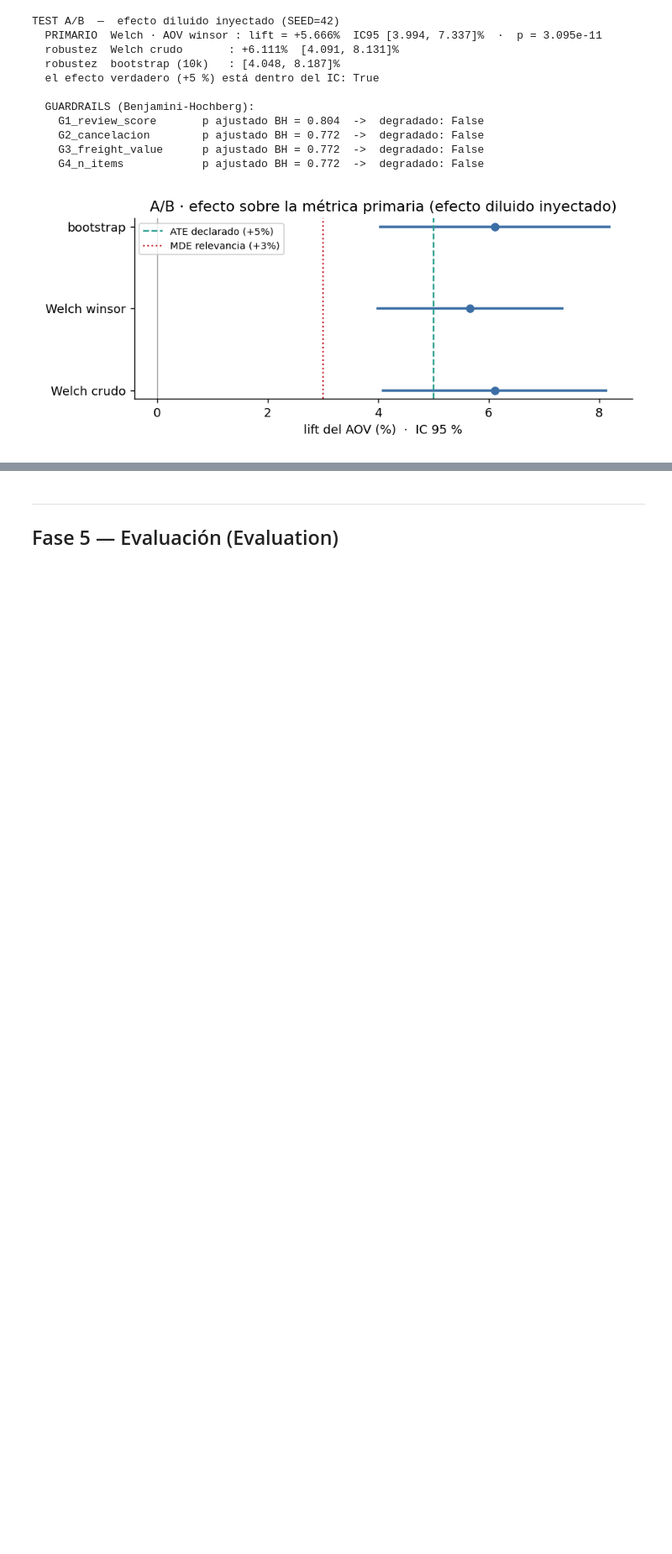
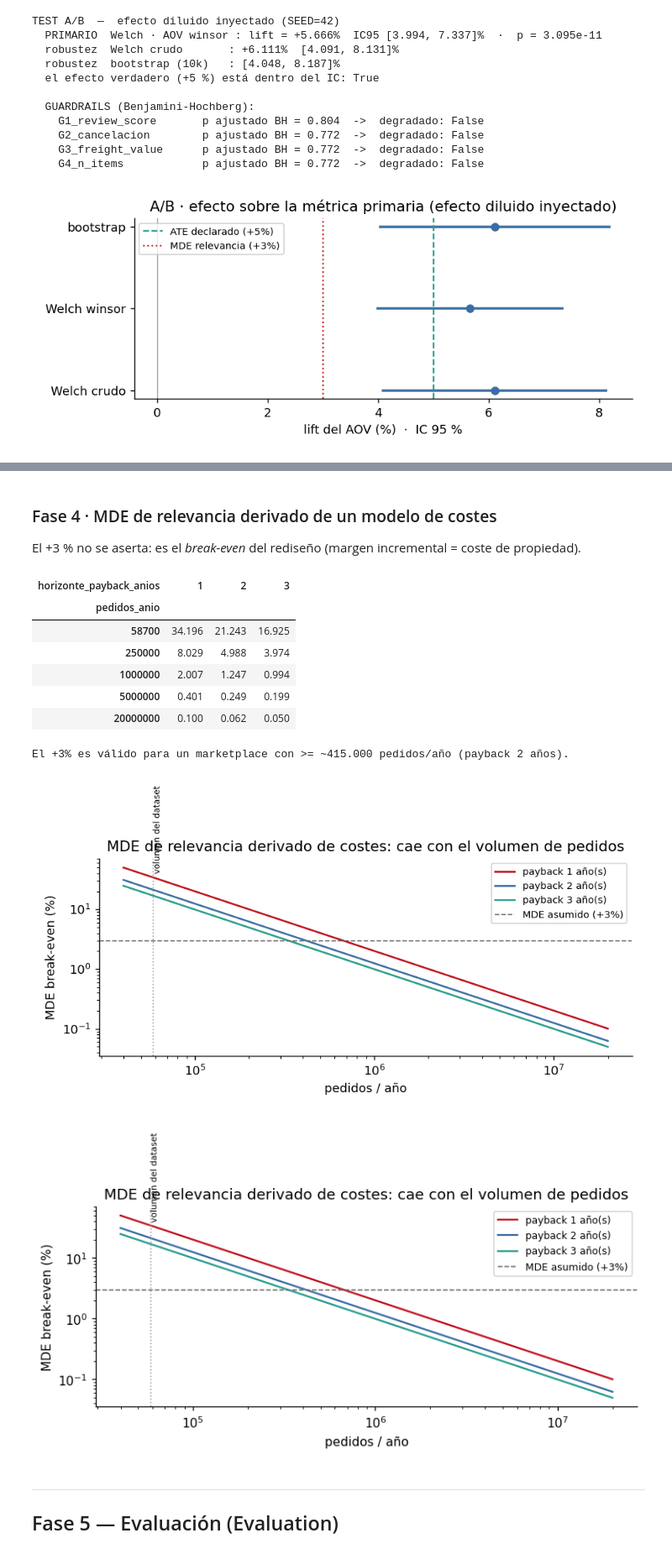
Before and after one commit to luciaparvaz/ab-testing-marketplace-olist, a Jupyter notebook: notebooks/ab_test_olist.ipynb, the cells around one changed output, grey strips where cells are left out. Shown at 84% size. Saved outputs shown, nothing was run; the diff lists cells and outputs as text; code cells hidden in the pictures; blank space fills up the shorter version.

```diff
--- a/notebooks/ab_test_olist.ipynb
+++ b/notebooks/ab_test_olist.ipynb
@@ -271,3 +337,26 @@ TEST A/B  —  efecto diluido inyectado (SEED=42)
+# %% [markdown]
+### Fase 4 · MDE de relevancia derivado de un modelo de costes
+
+El +3 % no se aserta: es el *break-even* del rediseño (margen incremental = coste de propiedad).
+# %%
+import mde_cost_model
+with contextlib.redirect_stdout(io.StringIO()):
+    mde_cost_model.main()
+_mde = pd.read_csv("outputs/tables/mde_cost_model.csv")
+display(_mde.pivot(index="pedidos_anio", columns="horizonte_payback_anios", values="MDE_breakeven_pct"))
+print("El +3% es válido para un marketplace con >= ~415.000 pedidos/año (payback 2 años).")
+display(Image("outputs/figures/f_mde_breakeven.png"))
+# %% [output]
+| horizonte_payback_anios | 1 | 2 | 3 |
+| pedidos_anio |  |  |  |
+| 58700 | 34.196 | 21.243 | 16.925 |
+| 250000 | 8.029 | 4.988 | 3.974 |
+| 1000000 | 2.007 | 1.247 | 0.994 |
+| 5000000 | 0.401 | 0.249 | 0.199 |
+| 20000000 | 0.100 | 0.062 | 0.050 |
+El +3% es válido para un marketplace con >= ~415.000 pedidos/año (payback 2 años).
+[figure, added]
+[figure, added]
 # %% [markdown]
 ---
 ## Fase 5 — Evaluación (Evaluation)
```
Also changed, not shown: parts of 13 cells of this notebook, 19 other files.
